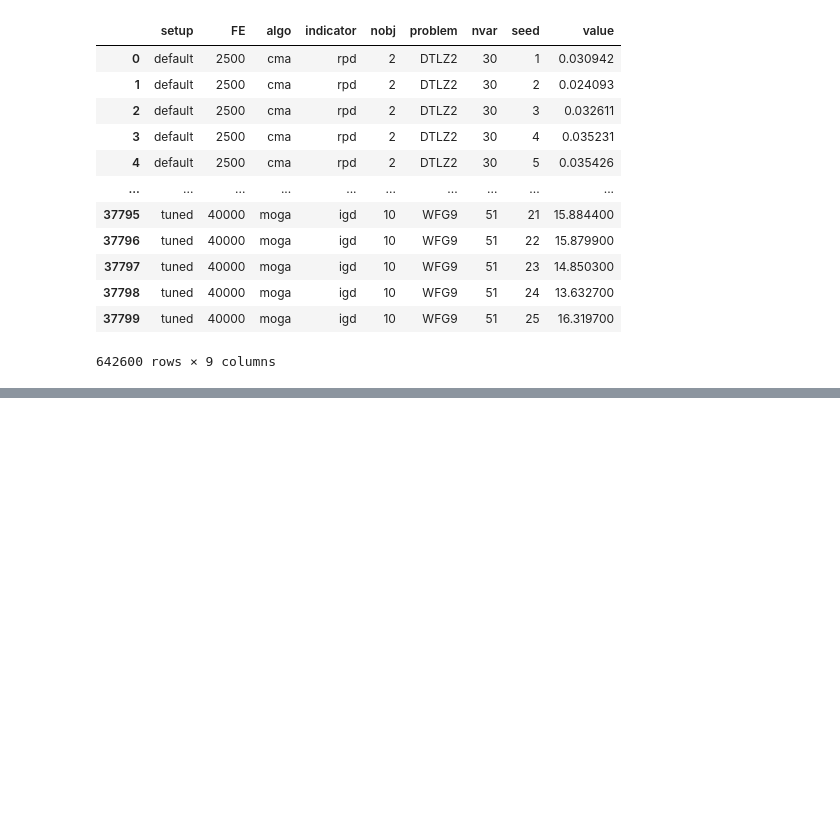
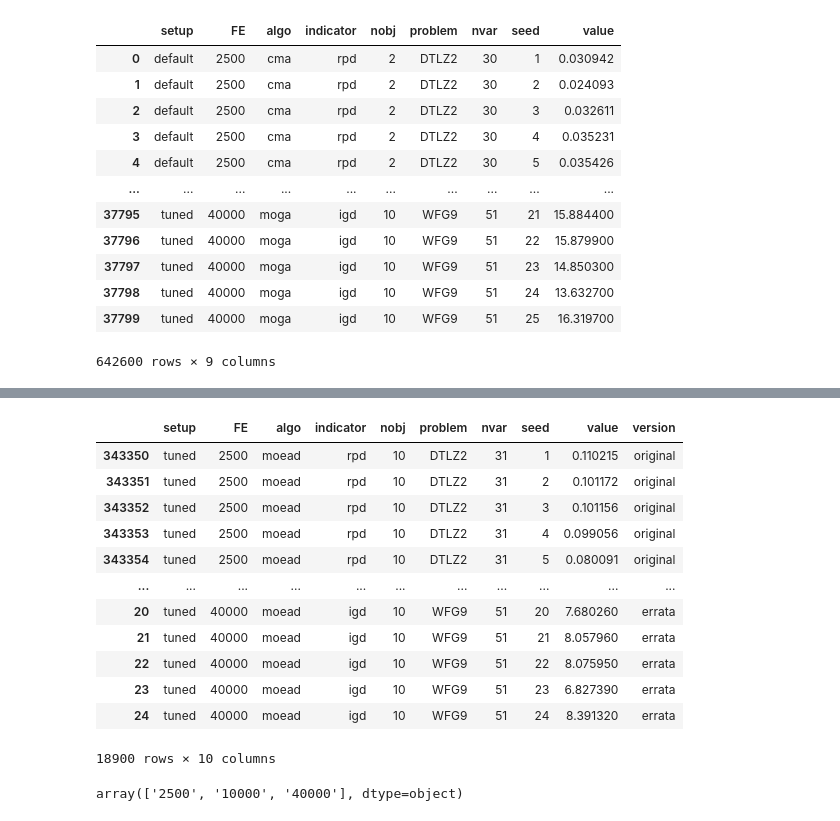
Before and after one commit to leobezerra/moea-benchmark-analysis, a Jupyter notebook: _util/indicators.ipynb, the cells around one changed output, grey strips where cells are left out. Drawn from its saved outputs; the diff is of its cells as text; code cells hidden in the pictures; blank space fills up the shorter version.

```diff
--- a/_util/indicators.ipynb
+++ b/_util/indicators.ipynb
@@ -148,0 +195,2 @@ df_full.to_csv("indicators.csv.gz", index=False, compression='gzip')
+# %%
+df_moead = pd.concat(data)
@@ -148,0 +213,4 @@ df_full.to_csv("indicators.csv.gz", index=False, compression='gzip')
+# %%
+df = pd.read_csv("https://github.com/leobezerra/moea-benchmark/raw/master/indicators.csv.gz")
+# %%
+df_original = df.query("algo == 'moead' and nobj == 10 and setup == 'tuned'")
@@ -148,0 +233,23 @@ df_full.to_csv("indicators.csv.gz", index=False, compression='gzip')
+# %%
+df_moead_full = pd.concat([df_original.assign(version="original"), df_moead.assign(version="errata")])
+# %%
+df_moead_full["FE"] = df_moead_full["FE"].astype("str")
+df_moead_full
+# %% [output]
+|  | setup | FE | algo | indicator | nobj | problem | nvar | seed | value | version |
+| 343350 | tuned | 2500 | moead | rpd | 10 | DTLZ2 | 31 | 1 | 0.110215 | original |
+| 343351 | tuned | 2500 | moead | rpd | 10 | DTLZ2 | 31 | 2 | 0.101172 | original |
+| 343352 | tuned | 2500 | moead | rpd | 10 | DTLZ2 | 31 | 3 | 0.101156 | original |
+| 343353 | tuned | 2500 | moead | rpd | 10 | DTLZ2 | 31 | 4 | 0.099056 | original |
+| 343354 | tuned | 2500 | moead | rpd | 10 | DTLZ2 | 31 | 5 | 0.080091 | original |
+| ... | ... | ... | ... | ... | ... | ... | ... | ... | ... | ... |
+| 20 | tuned | 40000 | moead | igd | 10 | WFG9 | 51 | 20 | 7.680260 | errata |
+| 21 | tuned | 40000 | moead | igd | 10 | WFG9 | 51 | 21 | 8.057960 | errata |
+| 22 | tuned | 40000 | moead | igd | 10 | WFG9 | 51 | 22 | 8.075950 | errata |
+| 23 | tuned | 40000 | moead | igd | 10 | WFG9 | 51 | 23 | 6.827390 | errata |
+| 24 | tuned | 40000 | moead | igd | 10 | WFG9 | 51 | 24 | 8.391320 | errata |
+18900 rows × 10 columns
+# %%
+df_moead_full["FE"].unique()
+# %% [output]
+array(['2500', '10000', '40000'], dtype=object)
```
Also changed, not shown: parts of 17 cells of this notebook.
